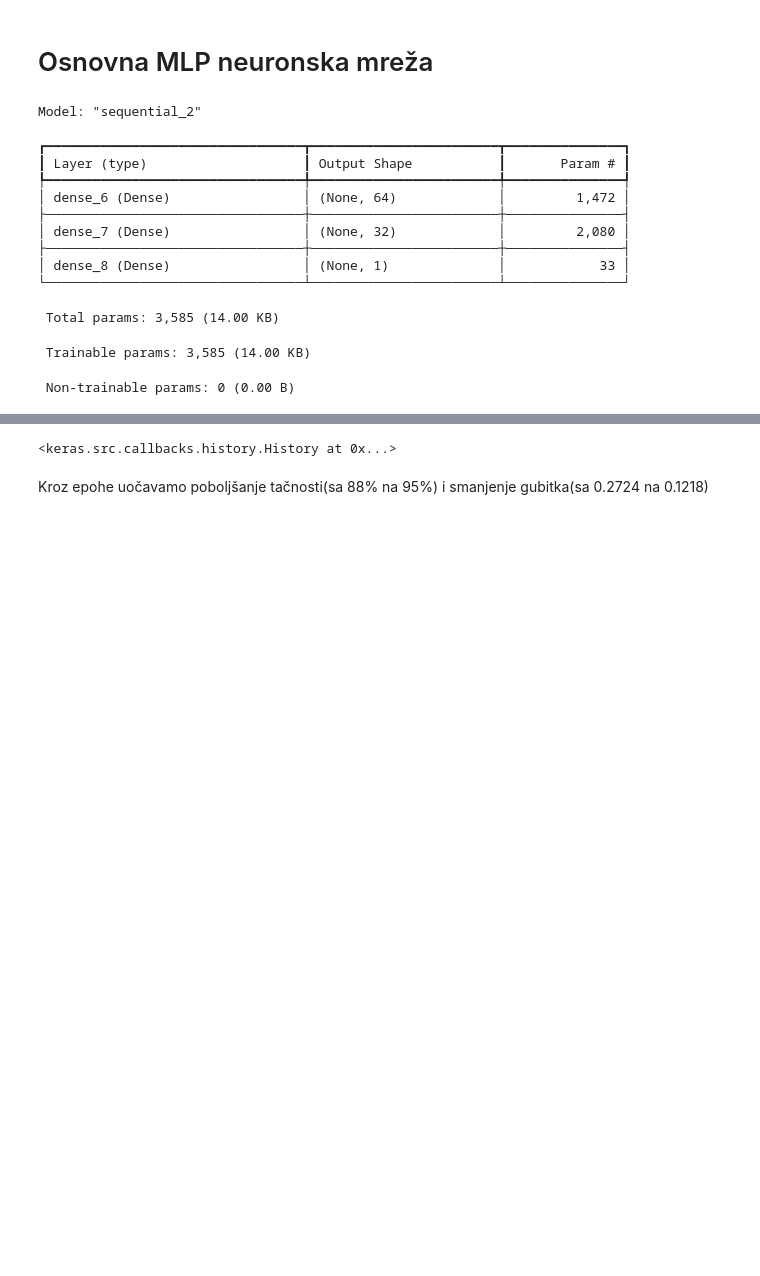
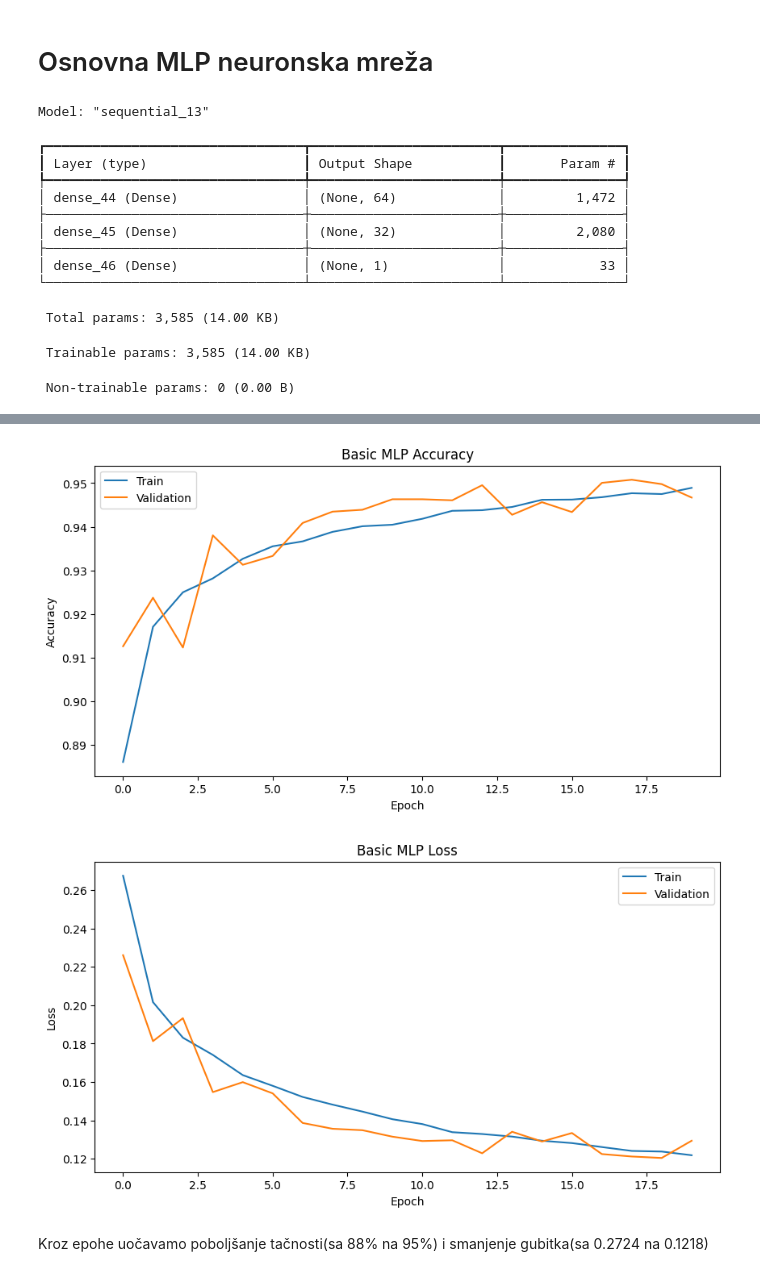
Before and after one commit to irinaradanovic/AeroSatisfaction-Prediction, a Jupyter notebook: aerosatisfaction.ipynb, the cells around one changed output, grey strips where cells are left out. Saved outputs shown, nothing was run; the diff lists cells and outputs as text; code cells hidden in the pictures; blank space fills up the shorter version.

```diff
--- a/aerosatisfaction.ipynb
+++ b/aerosatisfaction.ipynb
@@ -186,17 +271,47 @@ mlp.add(Dense(1, activation='sigmoid'))
 # %%
 mlp.compile(optimizer=Adam(learning_rate=0.001), loss='binary_crossentropy', metrics=['accuracy'])
 mlp.summary()
-mlp.fit(X_train, y_train, epochs=20, batch_size=32, validation_split=0.2, verbose=1)
+history_basic = mlp.fit(X_train, y_train, epochs=20, batch_size=32, validation_split=0.2, verbose=1)
+
+# Accuracy
+
+plt.figure(figsize=(10,5))
+
+plt.plot(history_basic.history['accuracy'])
+plt.plot(history_basic.history['val_accuracy'])
+
+plt.title('Basic MLP Accuracy')
+plt.xlabel('Epoch')
+plt.ylabel('Accuracy')
+
+plt.legend(['Train', 'Validation'])
+
+plt.show()
+
+# Loss
+
+plt.figure(figsize=(10,5))
+
+plt.plot(history_basic.history['loss'])
+plt.plot(history_basic.history['val_loss'])
+
+plt.title('Basic MLP Loss')
+plt.xlabel('Epoch')
+plt.ylabel('Loss')
+
+plt.legend(['Train', 'Validation'])
+
+plt.show()
 # %% [output]
-Model: "sequential_2"
+Model: "sequential_13"
 ┏━━━━━━━━━━━━━━━━━━━━━━━━━━━━━━━━━┳━━━━━━━━━━━━━━━━━━━━━━━━┳━━━━━━━━━━━━━━━┓
 ┃ Layer (type)                    ┃ Output Shape           ┃       Param # ┃
 ┡━━━━━━━━━━━━━━━━━━━━━━━━━━━━━━━━━╇━━━━━━━━━━━━━━━━━━━━━━━━╇━━━━━━━━━━━━━━━┩
-│ dense_6 (Dense)                 │ (None, 64)             │         1,472 │
+│ dense_44 (Dense)                │ (None, 64)             │         1,472 │
 ├─────────────────────────────────┼────────────────────────┼───────────────┤
-│ dense_7 (Dense)                 │ (None, 32)             │         2,080 │
+│ dense_45 (Dense)                │ (None, 32)             │         2,080 │
 ├─────────────────────────────────┼────────────────────────┼───────────────┤
-│ dense_8 (Dense)                 │ (None, 1)              │            33 │
+│ dense_46 (Dense)                │ (None, 1)              │            33 │
 └─────────────────────────────────┴────────────────────────┴───────────────┘
  Total params: 3,585 (14.00 KB)
  Trainable params: 3,585 (14.00 KB)
@@ -221,4 +336,5 @@ Epoch 20/20
-<keras.src.callbacks.history.History at 0x...>
+[figure, added]
+[figure, added]
 # %% [markdown]
 Kroz epohe uočavamo poboljšanje tačnosti(sa 88% na 95%) i smanjenje gubitka(sa 0.2724 na 0.1218)
 # %%
```
Also changed, not shown: parts of 28 cells of this notebook.
